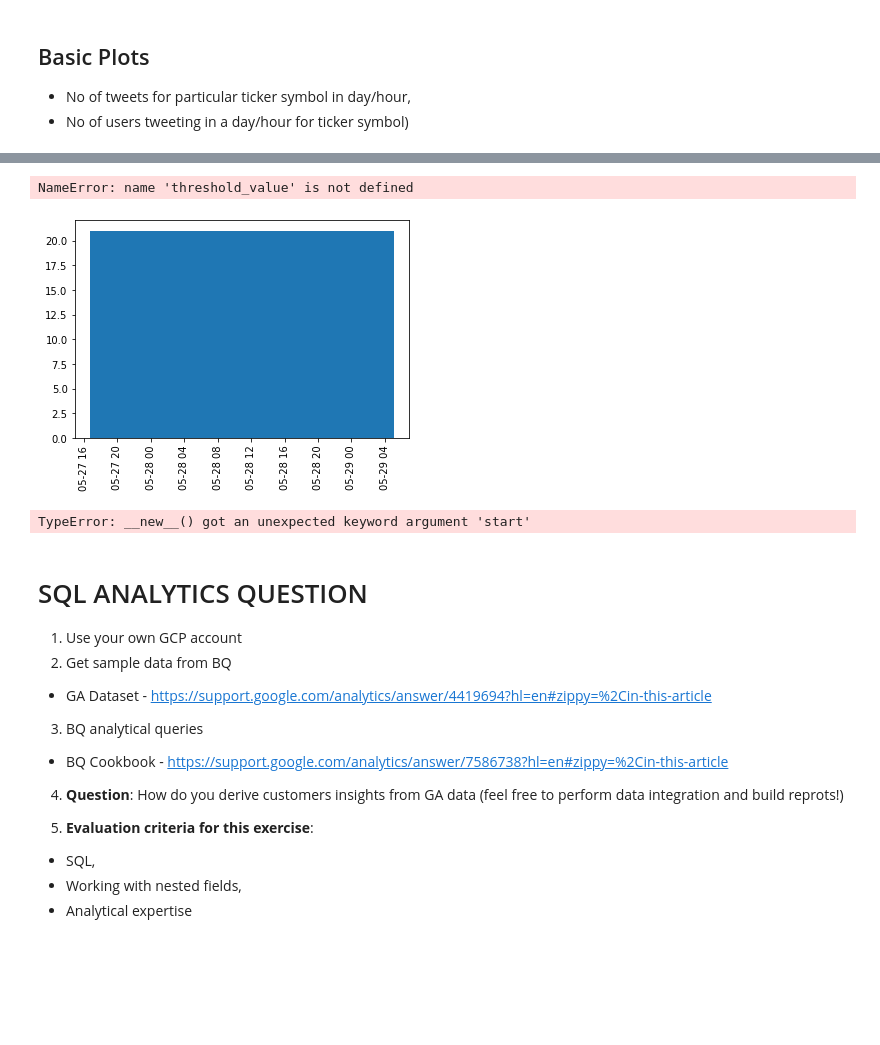
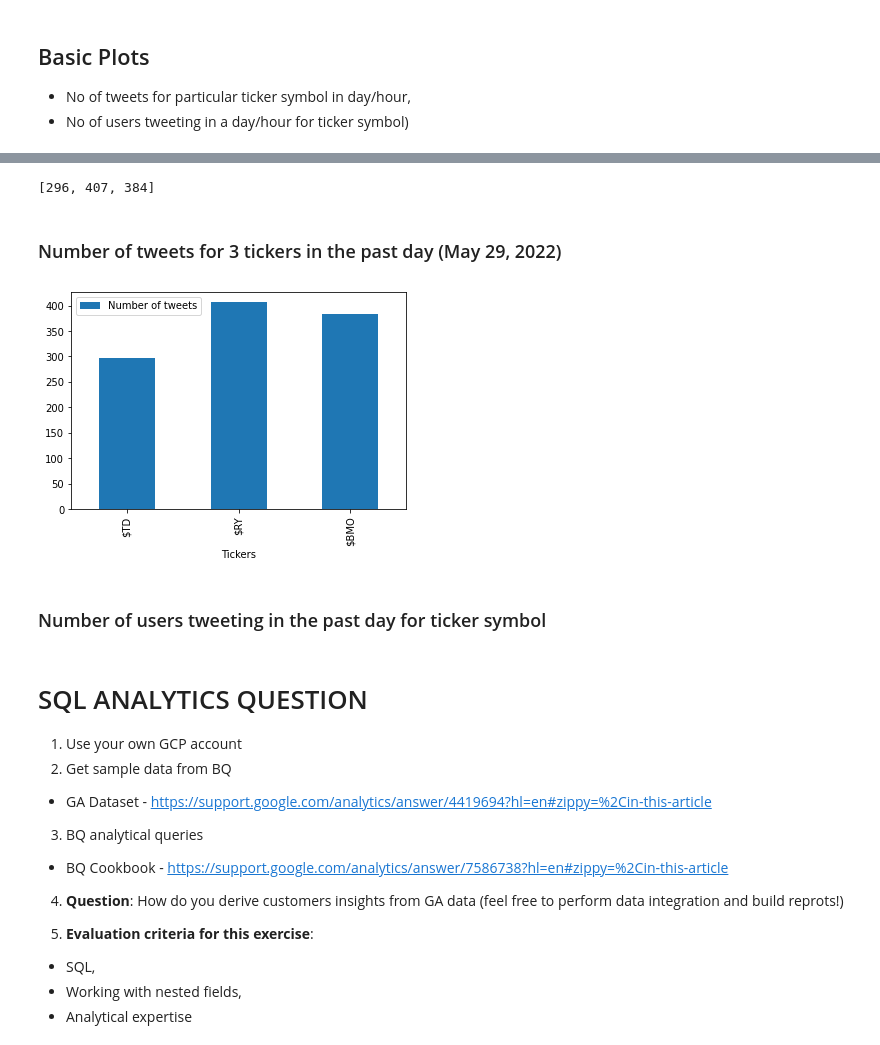
Before and after one commit to paulowe/twitter_stock_market_mining, a Jupyter notebook: BMO_Case_study.ipynb, the cells around one changed output, grey strips where cells are left out. Saved outputs shown, nothing was run; the diff lists cells and outputs as text; code cells hidden in the pictures; blank space fills up the shorter version.

Commit message:
Visualization1

```diff
--- a/BMO_Case_study.ipynb
+++ b/BMO_Case_study.ipynb
@@ -166,11 +174,14 @@ df
 # df.set_index('Created At')
 df['Created At'] = pd.to_datetime(df['Created At'])
 
-start_date='2022-05-28'
+start_date='2022-05-20'
 
 end_date='2022-05-29'
 
-mask = (df['Created At'] > start_date) & (df['Created At'] <= end_date) & (df['Tickers'] == '$BMO')
+num_tweets_in_past_day = []
 
-df = df.loc[mask]
-df
+for ticker in tickers:
+
+    mask = (df['Created At'] > start_date) & (df['Created At'] <= end_date) & (df['Tickers'] == ticker)
+    num_tweets = len(df.loc[mask])
+    num_tweets_in_past_day.append(num_tweets)
@@ -207,24 +188,16 @@ ValueError: x and y must have same first dimension, but have shapes (21,) and (1
-# %%
-plt.bar(df['Created At'], len(df))
-# Get the current figure and autoformat to tilt x axis
-plt.xticks(rotation=90)
-# Set acceptable threshold
-
-plt.axhline(y=threshold_value, color='r', linestyle='--')
-plt.show()
-# %% [output]
-NameError: name 'threshold_value' is not defined
-[figure, removed]
-# %%
-tickers = ['$TD', '$RY', '$BMO']
-index = pd.DatetimeIndex(freq='5min', start='2022-05-28', end='2022-05-29')
-tweets = [random.choice(tickers) for _ in range(len(index))]
-time_df = pd.DataFrame(index=index, data=tweets, columns=['Tweet'])
-time_df['Created At'] = time_df.index.date
-time_df['count'] = 1
-print(time_df.head())
-# %% [output]
-TypeError: __new__() got an unexpected keyword argument 'start'
+# %%
+num_tweets_in_past_day
+# %% [output]
+[296, 407, 384]
+# %% [markdown]
+### Number of tweets for 3 tickers in the past day (May 29, 2022)
+# %%
+visualization_df = pd.DataFrame({'Tickers':tickers, 'Number of tweets':num_tweets_in_past_day})
+ax = visualization_df.plot.bar(x='Tickers', y='Number of tweets', rot=90)
+# %% [output]
+[figure, added]
+# %% [markdown]
+### Number of users tweeting in the past day for ticker symbol
 # %% [markdown]
 # SQL ANALYTICS QUESTION
 
```
Also changed, not shown: parts of 7 cells of this notebook.
